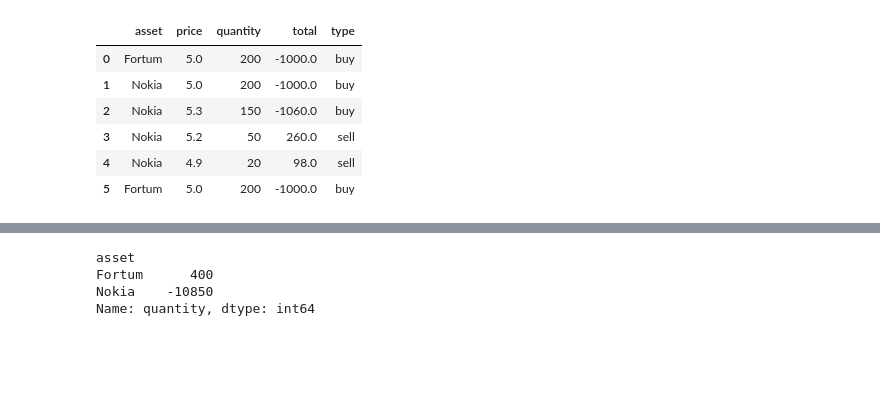
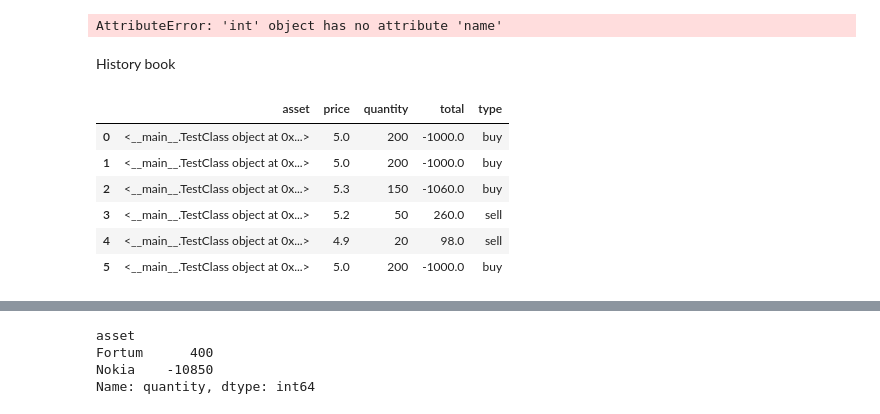
Before and after one commit to Miksus/ecosys, a Jupyter notebook: Investor prototyping.ipynb, the cells around one changed output, grey strips where cells are left out. Saved outputs shown, nothing was run; the diff lists cells and outputs as text; code cells hidden in the pictures; blank space fills up the shorter version.

```diff
--- a/Investor prototyping.ipynb
+++ b/Investor prototyping.ipynb
@@ -2,0 +4,19 @@ import pandas as pd
+# %%
+class TestClass:
+
+    def __init__(self, name):
+        self.name = name
+        self._rand = np.random.random()
+
+    @property
+    def price(self):
+        return round(self._rand*100, 2)
+
+    def __repr__(self):
+        return self.name
+
+    def __lt__(self, other):
+        return self.name < other.name
+
+    def __gt__(self, other):
+        return self.name > other.name
@@ -3,28 +105,35 @@ import pandas as pd
+# %%
+df.groupby("asset")["remaining"].sum() * df["asset"].apply(lambda row: row.price)
+# ["asset"].apply(lambda row: row.price)
+# %% [output]
+AttributeError: 'int' object has no attribute 'name'
+# %% [markdown]
+History book
 # %%
 df = pd.DataFrame([
-    {"asset":"Fortum", "price":5, "quantity":200, "type":"buy", "total": -5*200},
-    {"asset":"Nokia", "price":5, "quantity":200, "type":"buy", "total": -5*200},
-    {"asset":"Nokia", "price":5.3, "quantity":150, "type":"buy", "total": -5.3*200},
-    {"asset":"Nokia", "price":5.2, "quantity":50, "type":"sell", "total": 5.2*50},
-    {"asset":"Nokia", "price":4.9, "quantity":20, "type":"sell", "total": 4.9*20},
-    {"asset":"Fortum", "price":5, "quantity":200, "type":"buy", "total": -5*200},
+    {"asset": TestClass(), "price":5, "quantity":200, "type":"buy", "total": -5*200},
+    {"asset": TestClass(), "price":5, "quantity":200, "type":"buy", "total": -5*200},
+    {"asset": TestClass(), "price":5.3, "quantity":150, "type":"buy", "total": -5.3*200},
+    {"asset": TestClass(), "price":5.2, "quantity":50, "type":"sell", "total": 5.2*50},
+    {"asset": TestClass(), "price":4.9, "quantity":20, "type":"sell", "total": 4.9*20},
+    {"asset": TestClass(), "price":5, "quantity":200, "type":"buy", "total": -5*200},
 ])
 df
 
 bought_amount = df.query("(asset == 'Nokia') & (type == 'buy')")["quantity"].sum()
 sold_amount = df.query("(asset == 'Nokia') & (type == 'sell')")["quantity"].sum()
 remaining = bought_amount - sold_amount
 
 (df["price"] * df["quantity"] / df["quantity"].sum()).sum()
 df
 # %% [output]
 |  | asset | price | quantity | total | type |
-| 0 | Fortum | 5.0 | 200 | -1000.0 | buy |
-| 1 | Nokia | 5.0 | 200 | -1000.0 | buy |
-| 2 | Nokia | 5.3 | 150 | -1060.0 | buy |
-| 3 | Nokia | 5.2 | 50 | 260.0 | sell |
-| 4 | Nokia | 4.9 | 20 | 98.0 | sell |
-| 5 | Fortum | 5.0 | 200 | -1000.0 | buy |
+| 0 | <__main__.TestClass object at 0x...> | 5.0 | 200 | -1000.0 | buy |
+| 1 | <__main__.TestClass object at 0x...> | 5.0 | 200 | -1000.0 | buy |
+| 2 | <__main__.TestClass object at 0x...> | 5.3 | 150 | -1060.0 | buy |
+| 3 | <__main__.TestClass object at 0x...> | 5.2 | 50 | 260.0 | sell |
+| 4 | <__main__.TestClass object at 0x...> | 4.9 | 20 | 98.0 | sell |
+| 5 | <__main__.TestClass object at 0x...> | 5.0 | 200 | -1000.0 | buy |
 # %%
 bought = df[(df["type"] == "buy")].copy()
 # %%
```
Also changed, not shown: parts of 13 cells of this notebook, 30 other files.
